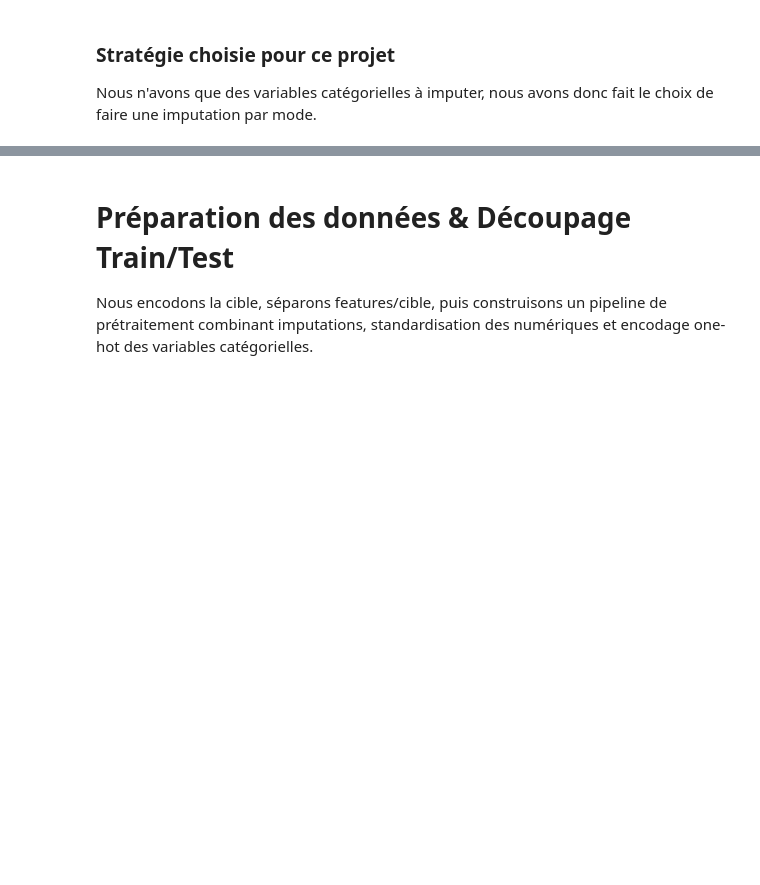
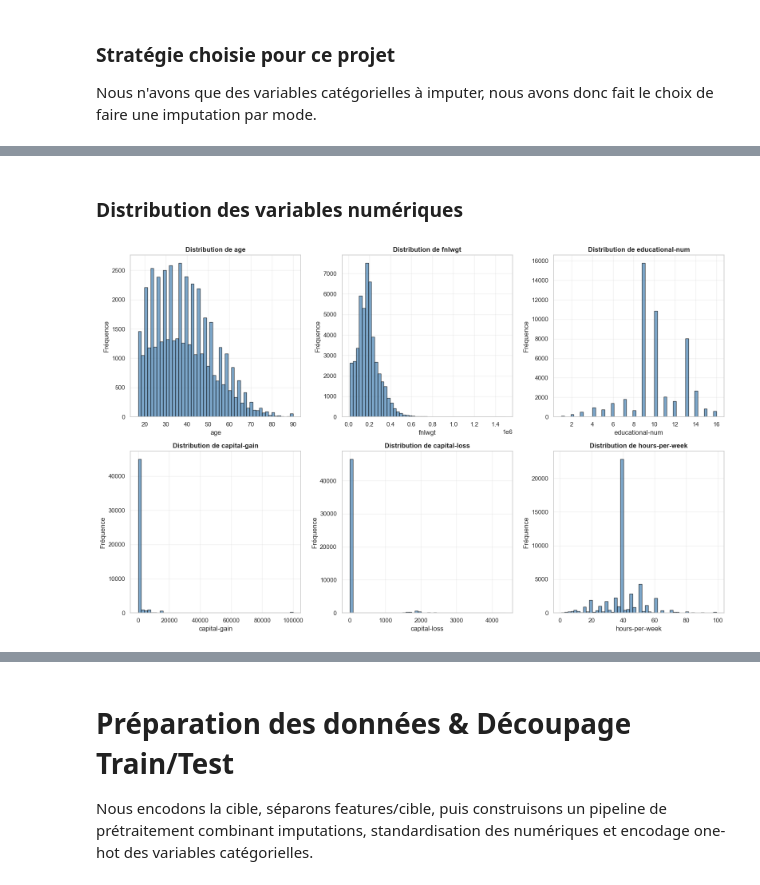
Before and after one commit to clemrep/ml-adult-income, a Jupyter notebook: projet.ipynb, the cells around one changed output, grey strips where cells are left out. Saved outputs shown, nothing was run; the diff lists cells and outputs as text; code cells hidden in the pictures; blank space fills up the shorter version.

Commit message:
features distribution + interpretation

```diff
--- a/projet.ipynb
+++ b/projet.ipynb
@@ -190,0 +133,19 @@ Valeurs manquantes totales : 0
+# %% [markdown]
+### Distribution des variables numériques
+# %%
+# Histogrammes des variables numériques
+numeric_cols = df.select_dtypes(include=["int64", "float64"]).columns
+fig, axes = plt.subplots(2, 3, figsize=(16, 10))
+axes = axes.flatten()
+
+for idx, col in enumerate(numeric_cols):
+    axes[idx].hist(df[col], bins=50, color='steelblue', edgecolor='black', alpha=0.7)
+    axes[idx].set_title(f"Distribution de {col}", fontsize=12, fontweight='bold')
+    axes[idx].set_xlabel(col)
+    axes[idx].set_ylabel("Fréquence")
+    axes[idx].grid(alpha=0.3)
+
+plt.tight_layout()
+plt.show()
+# %% [output]
+[figure, added]
```
Also changed, not shown: parts of 12 cells of this notebook.
